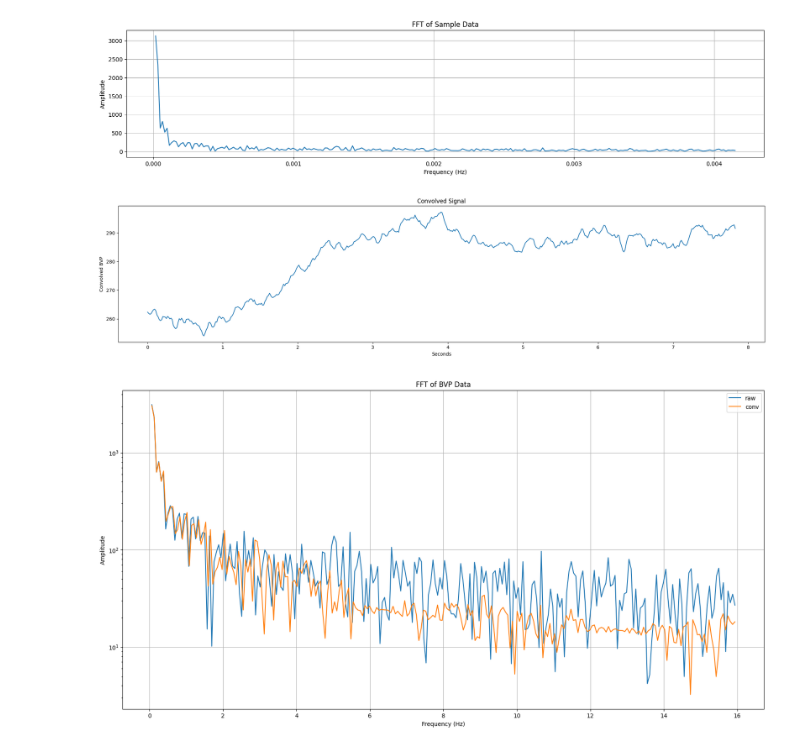
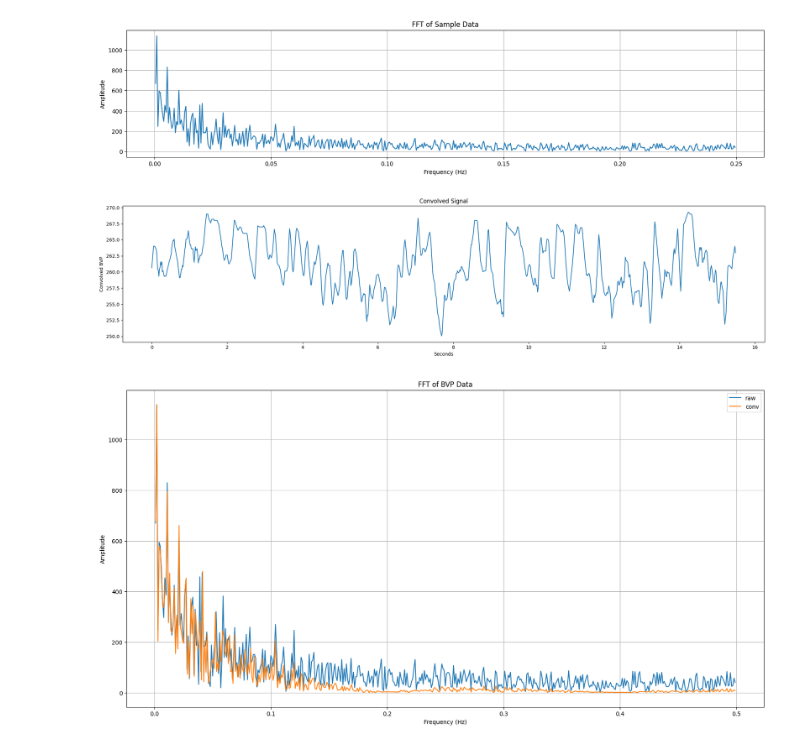
Before and after one commit to UoB-DSMP-2023-24/dsmp-2024-group-19, a Jupyter notebook: Tapes_Fourier.ipynb, the cells around one changed output. Drawn from its saved outputs; the diff is of its cells as text; code cells hidden in the pictures.

```diff
--- a/Tapes_Fourier.ipynb
+++ b/Tapes_Fourier.ipynb
@@ -17,10 +17,18 @@ df.head()
 | 2025-01-02 08:00:03 | NaN | NaN | [263 6][264 6] | [296 1][309 3][334 4][292 5][291 ... | [262 6][263 6] | [338 3][297 5][797 1][296 1] [309 3] | NaN |
 | 2025-01-02 08:00:04 | NaN | NaN | NaN | [288 5][307 4][287 1] [296 3][287... | NaN | [292 5][334 4][296 4][287 1] [296... | NaN |
 # %%
-X_seconds = 60 / 1 # change this as you please
+X_seconds = 1 / 1 # change this as you please
 plt.figure(figsize=(20,5))
 df_resampled = df.resample(f'{X_seconds}s').sum()
 df_resampled["Price"] = df_resampled["P x V"] / df_resampled["Volume"]
-df_resampled["Price"].plot()
+#df_resampled["Price"].plot()
+df_resampled["Last Matched Price"] = df_resampled["Price"].fillna(method='ffill')
+plt.plot(df_resampled.index, df_resampled["Last Matched Price"])
 print("Number of null values", df_resampled["Price"].isna().sum())
+print("Total Data Points", len(df_resampled))
+
+plt.title('Price Over Time Normalised to 1 hz for Day 0')
+plt.grid(True, linestyle='--', alpha=0.7)
+plt.xlabel('Time')
+plt.ylabel('Price')
 # %% [output]
@@ -29,5 +39,5 @@ Number of null values 0
 # %%
-sample = df_resampled["Price"].to_numpy()[:] # messing around with various samples shows nothing significant
+sample = df_resampled["Last Matched Price"].to_numpy()[500:1500] # messing around with various samples shows nothing significant
 plt.figure(figsize=(20,5))
 plt.plot(np.arange(len(sample)),sample)
 # %% [output]
@@ -50,7 +60,7 @@ plt.ylabel('Amplitude')
 plt.grid(True)
 plt.show()
 # %% [output]
-[figure, old version]
+[figure, new version]
 # %%
 # Define a convolution kernel
 k_size = 5
@@ -71,24 +81,24 @@ plt.title('Convolved Signal')
 plt.tight_layout()
 plt.show()
 # %% [output]
-[figure, old version]
+[figure, new version]
 # %%
 fft_result2 = np.fft.fft(convolution_result)
 frequencies2 = np.fft.fftfreq(len(fft_result2))
 
 pos_mask2 = frequencies2 > 0
 
 # Plot the results
 plt.figure(figsize=(20, 10))
-plt.plot(frequencies[pos_mask]*32, np.abs(fft_result[pos_mask]), label="raw")
-plt.plot(frequencies2[pos_mask2]*32, np.abs(fft_result2[pos_mask2]), label="conv")
+plt.plot(frequencies[pos_mask], np.abs(fft_result[pos_mask]), label="raw")
+plt.plot(frequencies2[pos_mask2], np.abs(fft_result2[pos_mask2]), label="conv")
 plt.title('FFT of BVP Data')
 plt.xlabel('Frequency (Hz)')
 plt.ylabel('Amplitude')
-plt.yscale("log")
+#plt.yscale("log")
 #plt.xlim(0,2)
 plt.grid(True)
 plt.legend()
 plt.show()
 # %% [output]
-[figure, old version]
+[figure, new version]
```
Also changed, not shown: parts of 2 cells of this notebook.
